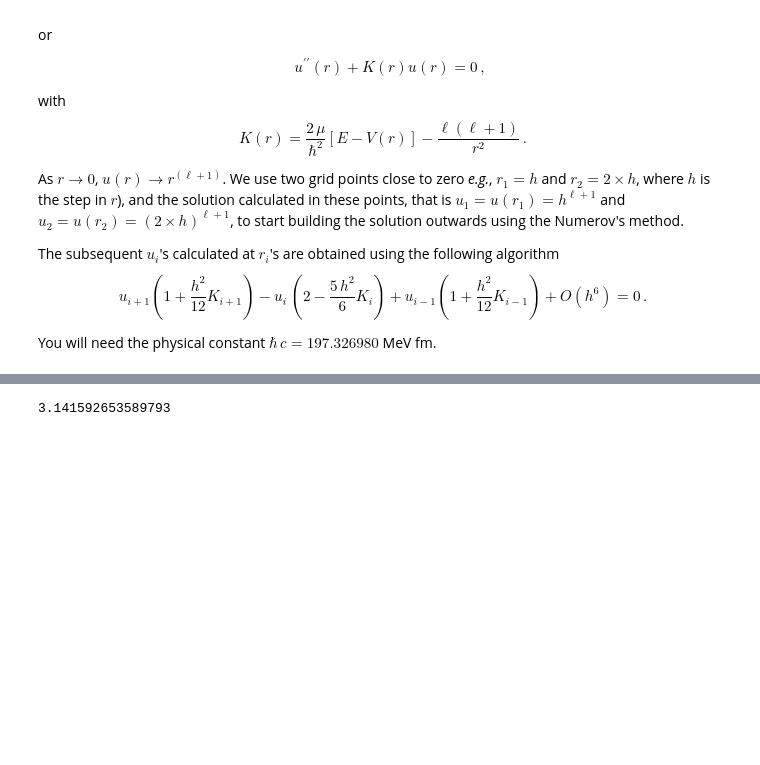
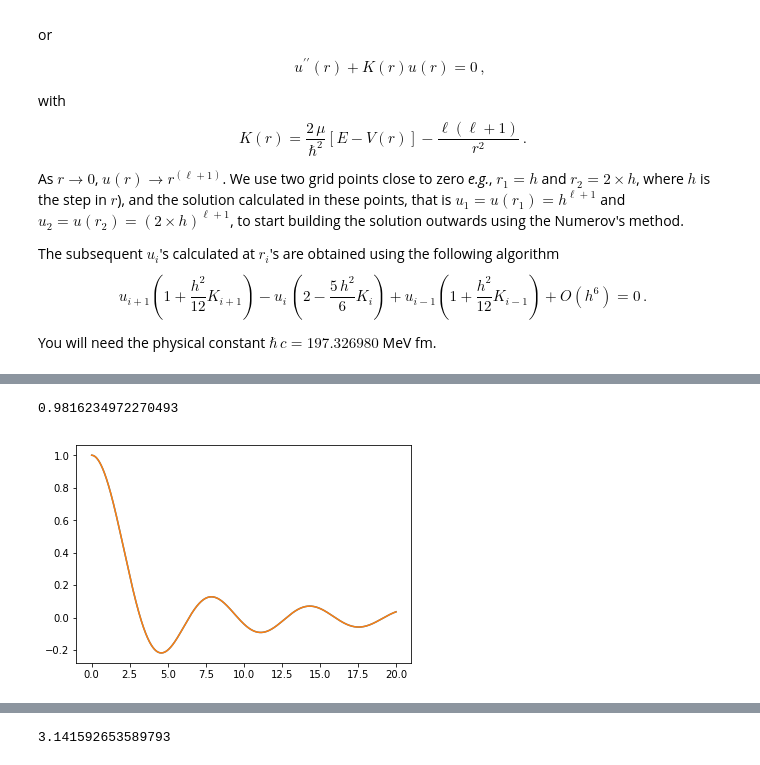
Before and after one commit to dronchin/Two-Nucleon-Scattering, a Jupyter notebook: src/Two-Nucleon scattering.ipynb, the cells around one changed output, grey strips where cells are left out. Saved outputs shown, nothing was run; the diff lists cells and outputs as text; code cells hidden in the pictures; blank space fills up the shorter version.

```diff
--- a/src/Two-Nucleon scattering.ipynb
+++ b/src/Two-Nucleon scattering.ipynb
@@ -124,0 +114,11 @@ def phaseshift(wavefunc):
+# %%
+k = np.sqrt(2*mu*E/hbarc**2)
+spbes = sp.spherical_jn(0,k*r)
+
+print(k)
+plt.plot(r,np.sin(k*r)/(k*r))
+plt.plot(r,spbes)
+plt.show()
+# %% [output]
+0.9816234972270493
+[figure, added]
```
Also changed, not shown: parts of 4 cells of this notebook.
